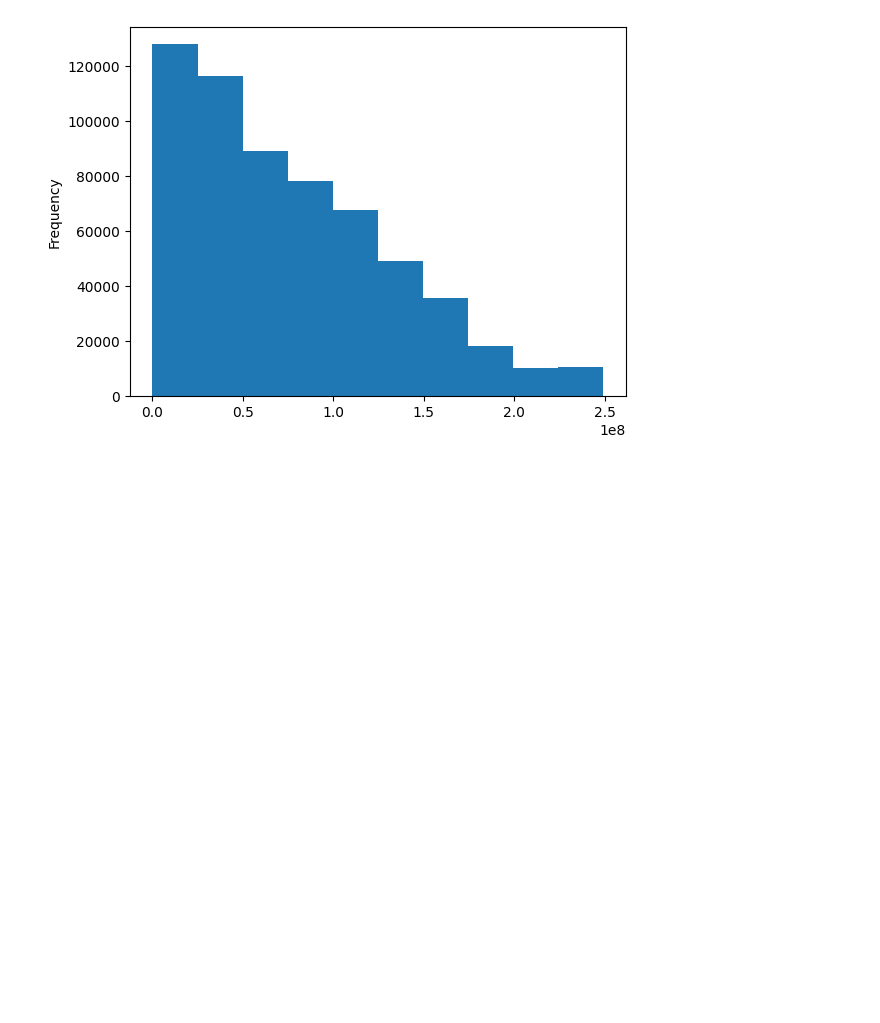
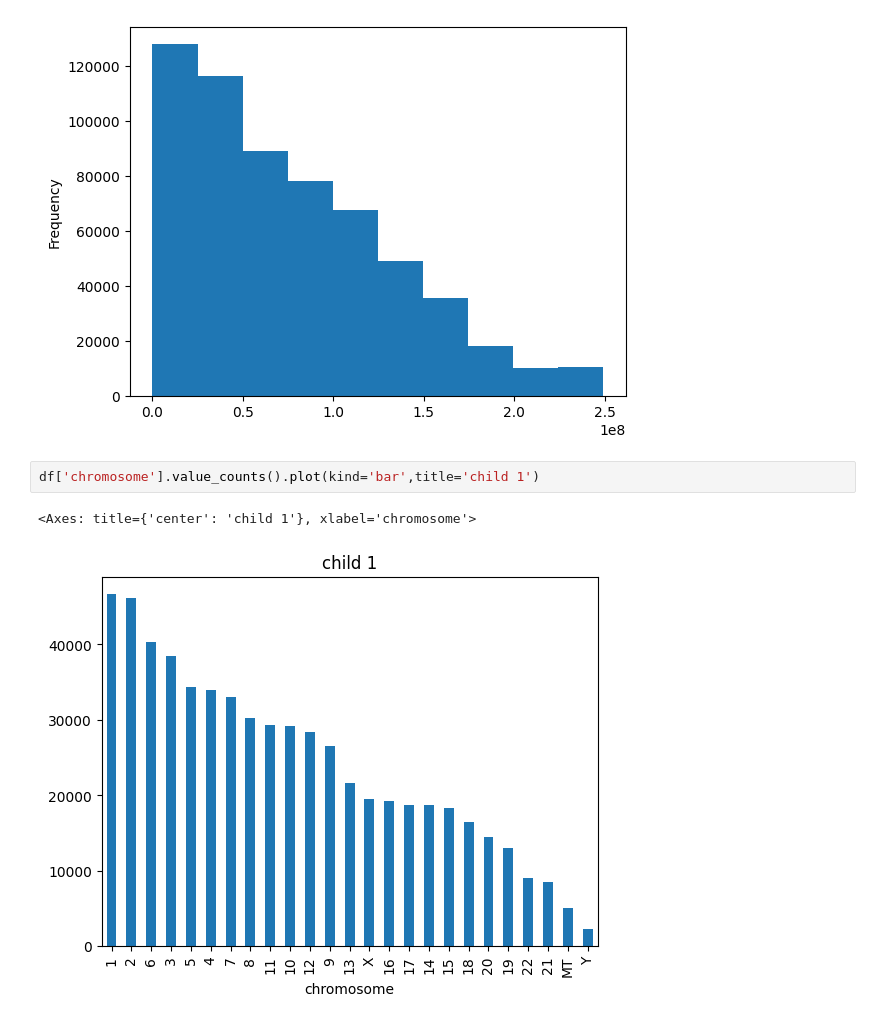
Before and after one commit to ALbertE03/PGVD, a Jupyter notebook: producer/aed.ipynb, the cells around one changed output. Saved outputs shown, nothing was run; the diff lists cells and outputs as text; blank space fills up the shorter version.

```diff
--- a/producer/aed.ipynb
+++ b/producer/aed.ipynb
@@ -194,3 +194,8 @@ df3['position'].plot(kind='hist')
 # %% [output]
 <Axes: ylabel='Frequency'>
 [figure]
+# %%
+df['chromosome'].value_counts().plot(kind='bar',title='child 1')
+# %% [output]
+<Axes: title={'center': 'child 1'}, xlabel='chromosome'>
+[figure, added]
```
Also changed, not shown: parts of 1 cell of this notebook, 15 other files.
